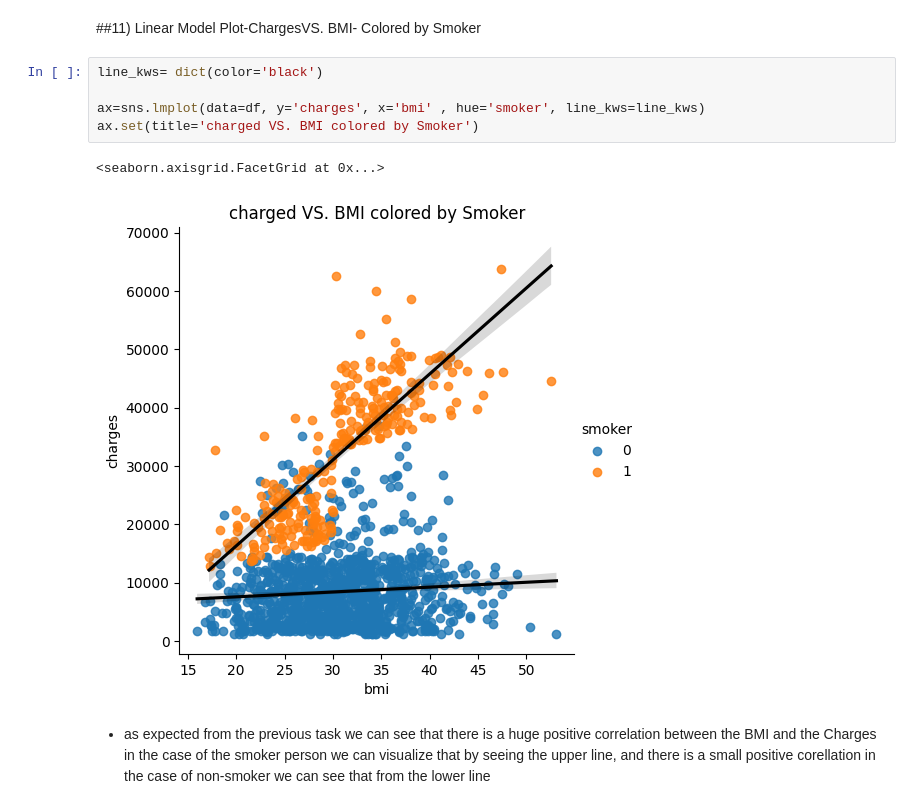
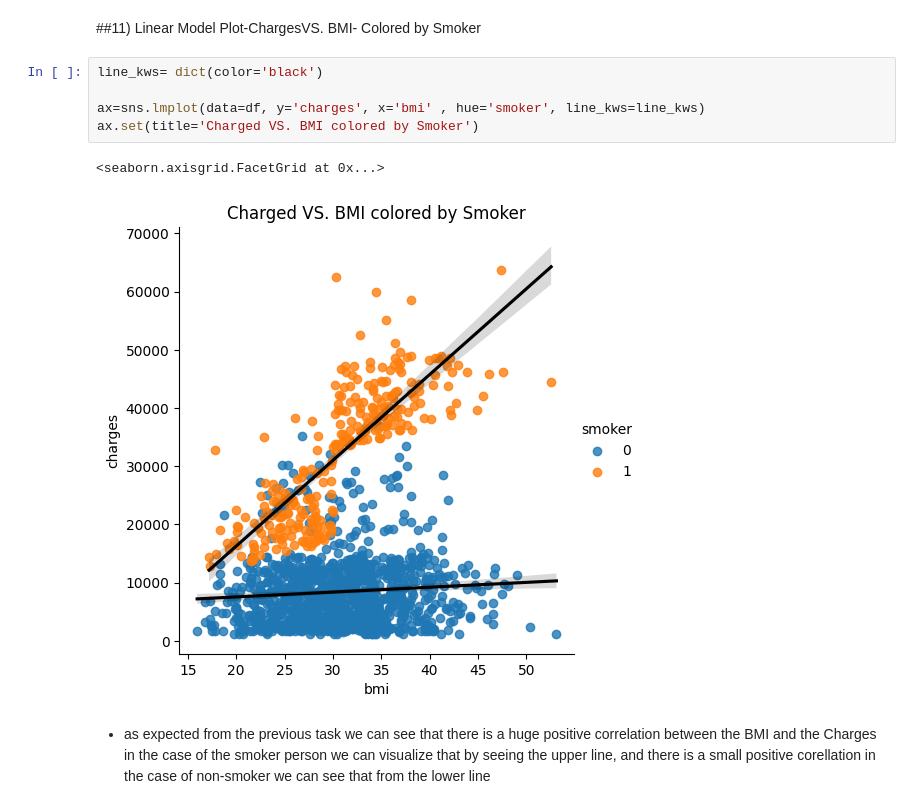
Before and after one commit to basharbayatna/Insurance_Dataset, a Jupyter notebook: Data_Visualization_(Core).ipynb, the cells around one changed output. Drawn from its saved outputs; the diff is of its cells as text.

```diff
--- a/Data_Visualization_(Core).ipynb
+++ b/Data_Visualization_(Core).ipynb
@@ -200,11 +200,11 @@ ax.set(title='charged VS. BMI colored by Smoker')
 # %%
 line_kws= dict(color='black')
 
 ax=sns.lmplot(data=df, y='charges', x='bmi' , hue='smoker', line_kws=line_kws)
-ax.set(title='charged VS. BMI colored by Smoker')
+ax.set(title='Charged VS. BMI colored by Smoker')
 # %% [output]
 <seaborn.axisgrid.FacetGrid at 0x...>
-[figure, old version]
+[figure, new version]
 # %% [markdown]
 - as expected from the previous task we can see that there is a huge positive correlation between the BMI and the Charges in the case of the smoker person we can visualize that by seeing the upper line, and there is a small positive corellation in the case of non-smoker we can see that from the lower line
 # %% [markdown]
```
Also changed, not shown: parts of 7 cells of this notebook.
